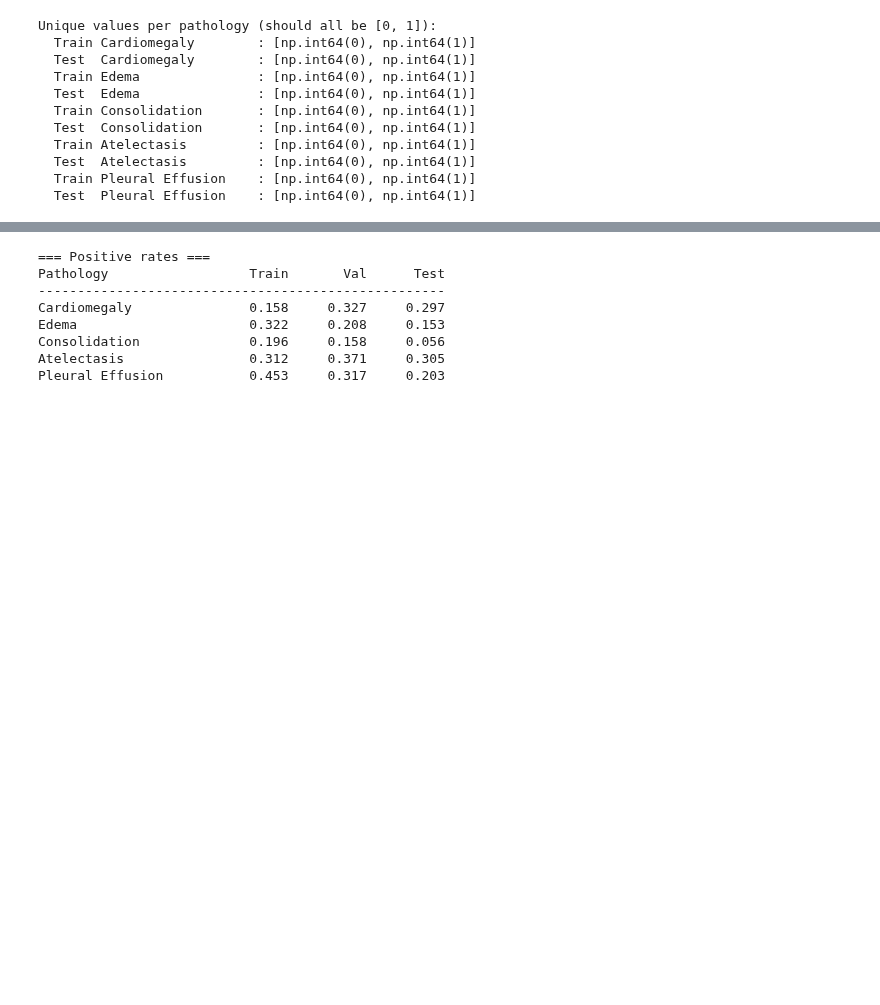
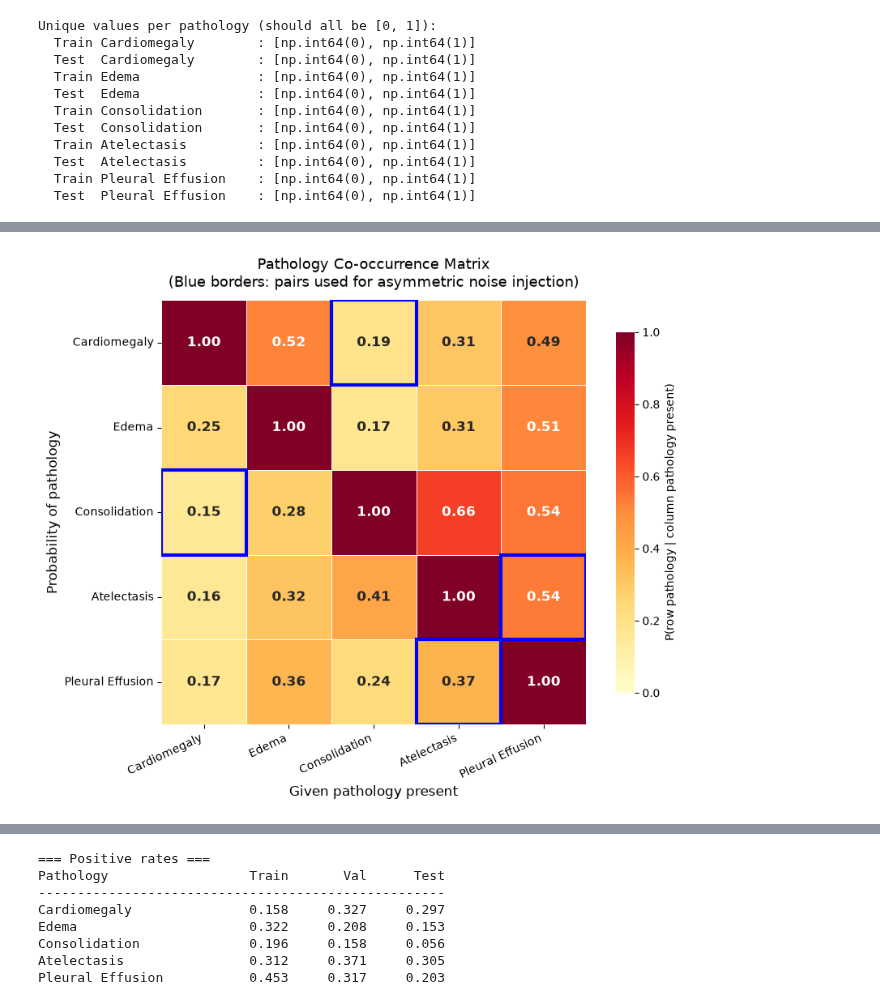
Before and after one commit to TranVietThang178/noisy-labels-medical-imaging, a Jupyter notebook: notebooks/01_preprocessing.ipynb, the cells around one changed output, grey strips where cells are left out. Drawn from its saved outputs; the diff is of its cells as text; code cells hidden in the pictures; blank space fills up the shorter version.

```diff
--- a/notebooks/01_preprocessing.ipynb
+++ b/notebooks/01_preprocessing.ipynb
@@ -93,0 +146,45 @@ Unique values per pathology (should all be [0, 1]):
+# %%
+cooccurrence = train_frontal[TARGET_PATHOLOGIES].T.dot(train_frontal[TARGET_PATHOLOGIES])
+
+diag = np.diag(cooccurrence).copy()
+cooccurrence_norm = cooccurrence.div(diag, axis=0)
+
+fig, ax = plt.subplots(figsize=(9, 7))
+
+# Use a professional colormap
+mask = np.zeros_like(cooccurrence_norm, dtype=bool)
+sns.heatmap(
+    cooccurrence_norm,
+    annot=True,
+    fmt='.2f',
+    cmap='YlOrRd',
+    cbar_kws={'label': 'P(row pathology | column pathology present)', 'shrink': 0.85},
+    xticklabels=TARGET_PATHOLOGIES,
+    yticklabels=TARGET_PATHOLOGIES,
+    ax=ax,
+    vmin=0, vmax=1,
+    annot_kws={'fontsize': 12, 'fontweight': 'bold'},
+    linewidths=0.5, linecolor='white',
+    square=True
+)
+
+ax.add_patch(Rectangle((0, 2), 1, 1, fill=False, edgecolor='blue', lw=3))
+ax.add_patch(Rectangle((2, 0), 1, 1, fill=False, edgecolor='blue', lw=3))
+
+ax.add_patch(Rectangle((4, 3), 1, 1, fill=False, edgecolor='blue', lw=3))
+ax.add_patch(Rectangle((3, 4), 1, 1, fill=False, edgecolor='blue', lw=3))
+
+ax.set_title('Pathology Co-occurrence Matrix\n(Blue borders: pairs used for asymmetric noise injection)',
+             fontsize=13, pad=12)
+ax.set_xlabel('Given pathology present', fontsize=12)
+ax.set_ylabel('Probability of pathology', fontsize=12)
+
+plt.setp(ax.get_xticklabels(), rotation=25, ha='right')
+plt.setp(ax.get_yticklabels(), rotation=0)
+
+plt.tight_layout()
+plt.savefig(os.path.join(FIGURES_DIR, 'figB_cooccurrence.png'), bbox_inches='tight')
+plt.savefig(os.path.join(FIGURES_DIR, 'figB_cooccurrence.pdf'), bbox_inches='tight')
+plt.show()
+# %% [output]
+[figure, added]
```
Also changed, not shown: parts of 4 cells of this notebook, 5 other files.
